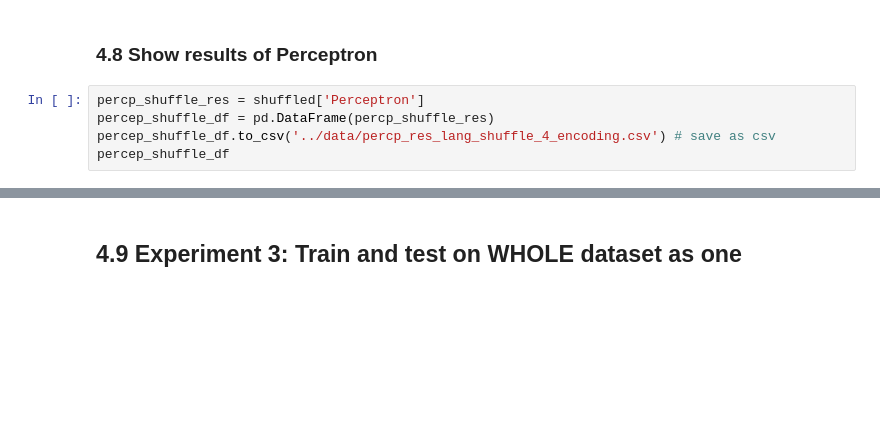
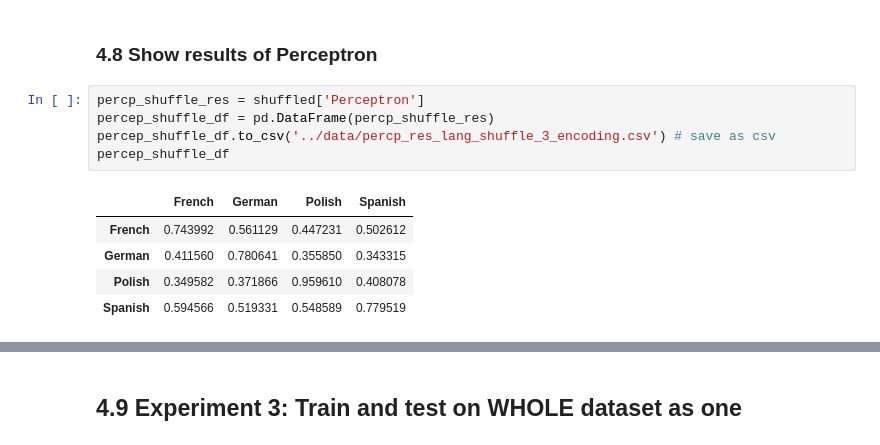
Before and after one commit to NinaNusb/-Morphology-Gender-assignment, a Jupyter notebook: notebooks/main.ipynb, the cells around one changed output, grey strips where cells are left out. Saved outputs shown, nothing was run; the diff lists cells and outputs as text; blank space fills up the shorter version.

```diff
--- a/notebooks/main.ipynb
+++ b/notebooks/main.ipynb
@@ -301,5 +412,11 @@ knn_shuffle_df
 # %%
 percp_shuffle_res = shuffled['Perceptron']
 percep_shuffle_df = pd.DataFrame(percp_shuffle_res)
-percep_shuffle_df.to_csv('../data/percp_res_lang_shuffle_4_encoding.csv') # save as csv
+percep_shuffle_df.to_csv('../data/percp_res_lang_shuffle_3_encoding.csv') # save as csv
 percep_shuffle_df
+# %% [output]
+|  | French | German | Polish | Spanish |
+| French | 0.743992 | 0.561129 | 0.447231 | 0.502612 |
+| German | 0.411560 | 0.780641 | 0.355850 | 0.343315 |
+| Polish | 0.349582 | 0.371866 | 0.959610 | 0.408078 |
+| Spanish | 0.594566 | 0.519331 | 0.548589 | 0.779519 |
```
Also changed, not shown: parts of 18 cells of this notebook.
